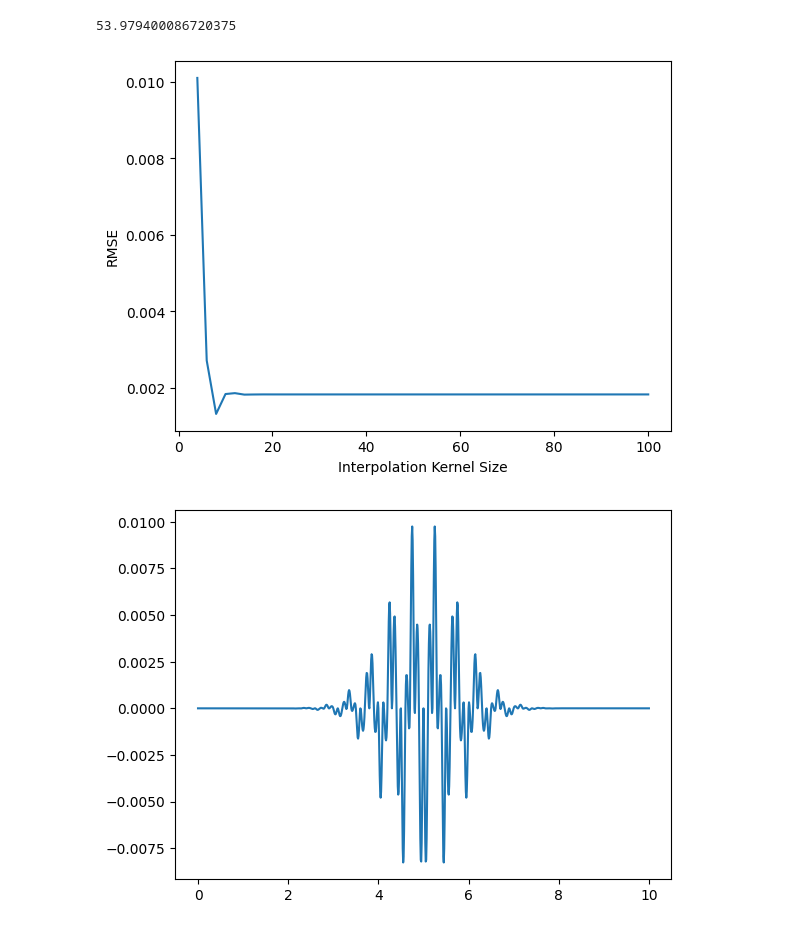
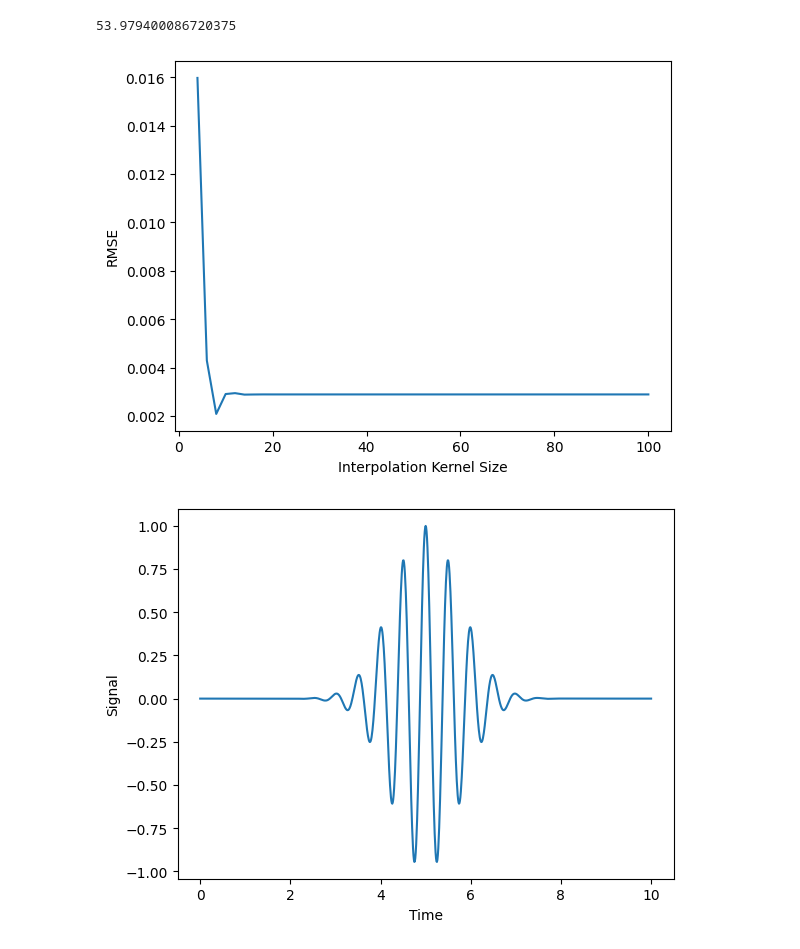
Before and after one commit to wewightman/pycbf, a Jupyter notebook: examples/develop_jensen_interpolator.ipynb, the cells around one changed output. Drawn from its saved outputs; the diff is of its cells as text; code cells hidden in the pictures.

```diff
--- a/examples/develop_jensen_interpolator.ipynb
+++ b/examples/develop_jensen_interpolator.ipynb
@@ -132,26 +150,30 @@ def interp_by_S(x0, dx, nx, yin, xout, S, k, fill=0):
         yout[ixo] = pcubic((xo - ixin*dx - x0)/dx) @ M @ np.array([yin[ixin], yin[ixin+1], ypri1, ypri2])
     return pairs, yout
 
+k=8
+S = make_S_by_k(k)
+
 pairs, yout = interp_by_S(t_dec[0], t_dec[1]-t_dec[0], len(t_dec), pulse_dec, t, S, k)
 
 pairs = np.array(pairs)
 
 plt.figure()
-plt.plot(pairs[:,0])
-plt.plot(pairs[:,1])
-plt.plot(t//t[10])
-plt.plot(pairs[:,-1])
-plt.plot(pairs[:,1] - pairs[:,0])
-plt.plot()
+plt.plot(t, pairs[:,0], label='Lower y index for S')
+plt.plot(t, pairs[:,1], label='Upper y index for S')
+plt.plot(t, t//t[10], label="t % (dt * dsf)")
+plt.plot(t, pairs[:,-1], label="First bounding point")
+plt.plot(t, pairs[:,1] - pairs[:,0], label=f"Diff upper-lower y (always k)")
+plt.legend()
+plt.xlabel("Time [$\\mu$s]")
+plt.ylabel("Sample index")
 plt.show()
 
 plt.figure()
-plt.plot(pairs[:,2])
-plt.plot(pairs[:,3])
-plt.plot(pairs[:,3] - pairs[:,2])
+plt.plot(t, pairs[:,2], label="First S index")
+plt.plot(t, pairs[:,3], label="Second S index")
+plt.plot(t, pairs[:,3] - pairs[:,2], label="Difference (always 1)")
+plt.legend()
+plt.xlabel("Time [$\\mu$s]")
+plt.ylabel("S index")
 plt.show()
-
-plt.figure()
-plt.plot(t, yout)
-plt.show()
 # %% [output]
@@ -293,10 +238,12 @@ rmse = lambda err: np.sqrt(np.mean(err * np.conj(err)).real)
 # %%
 rmses = []
 ks = np.arange(4, len(t_dec), 2, dtype=int)
+itmin = np.argmin(np.abs(t-3))
+itmax = np.argmin(np.abs(t-7))
 for k in ks:
     S = make_S_by_k(k)
     pulse_out = interp_by_S(t_dec[0], t_dec[1]-t_dec[0], len(t_dec), pulse_dec, t, S, k)
-    rmses.append(rmse(pulse_out-pulse))
+    rmses.append(rmse(pulse_out[itmin:itmax]-pulse[itmin:itmax]))
 # %%
 20*np.log10(1/0.002)
 # %% [output]
@@ -304,19 +251,15 @@ for k in ks:
 # %%
 plt.figure()
 plt.plot(ks, rmses)
 plt.ylabel("RMSE")
 plt.xlabel("Interpolation Kernel Size")
 plt.show()
 
 plt.figure()
-# plt.plot(t, pulse)
-plt.plot(t, pulse_out-pulse)
+plt.plot(t, pulse)
+plt.xlabel("Time")
+plt.ylabel("Signal")
 plt.show()
-
-plt.figure()
-plt.plot(t, pulse)
-plt.plot(t, pulse_out)
-plt.show()
 # %% [output]
-[figure, old version]
+[figure, new version]
-[figure, old version]
+[figure, new version]
```
Also changed, not shown: parts of 9 cells of this notebook.
